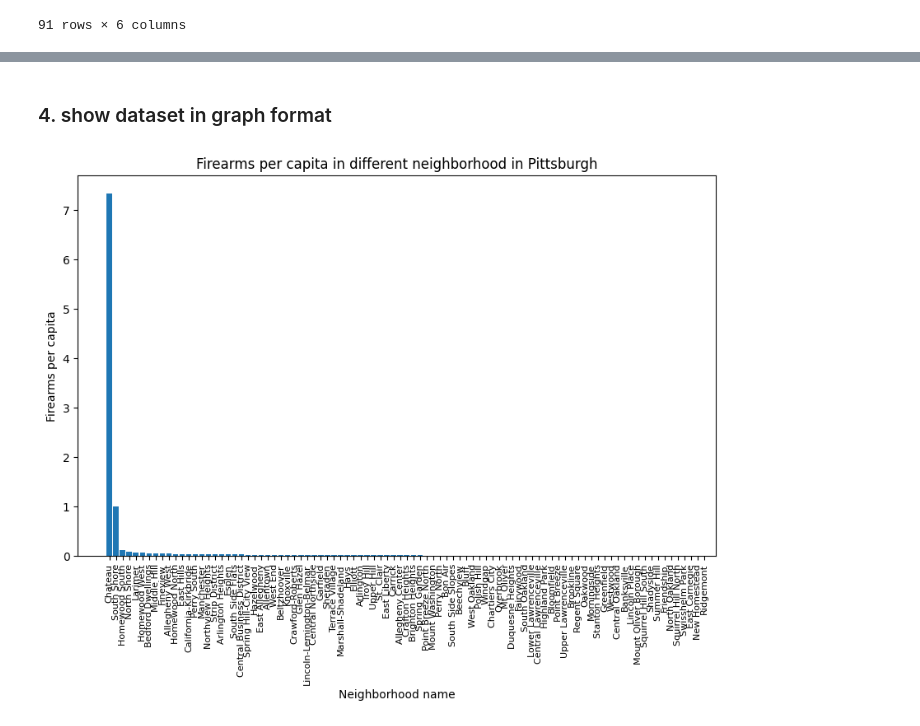
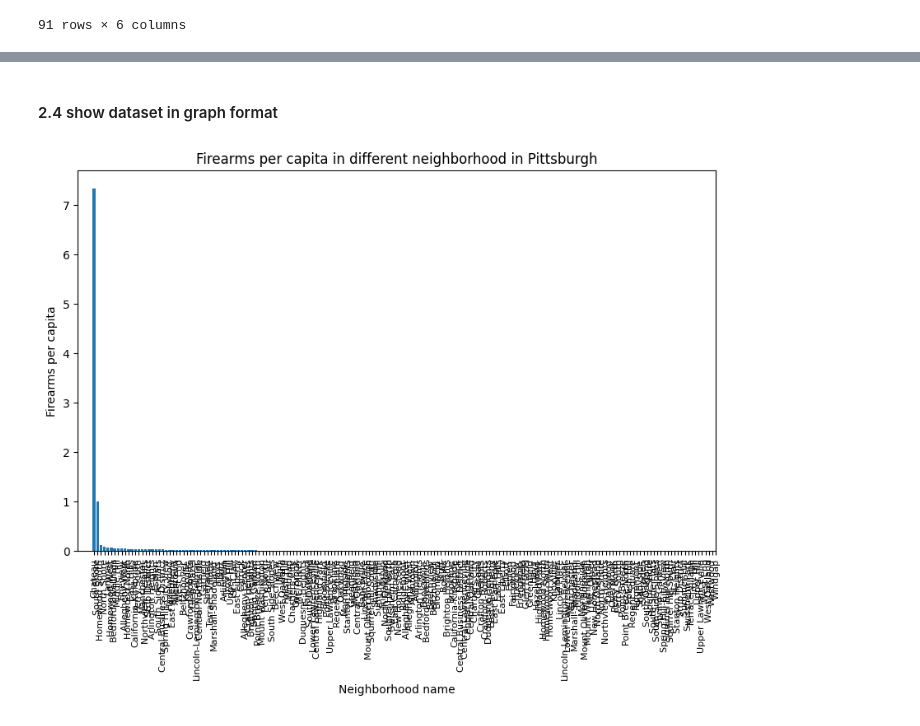
Before and after one commit to HaoliangCheng/CGL, a Jupyter notebook: Final.ipynb, the cells around one changed output, grey strips where cells are left out. Cells and saved outputs as stored; diff of their text form; code cells hidden in the pictures.

```diff
--- a/Final.ipynb
+++ b/Final.ipynb
@@ -17,4 +22,5 @@ import matplotlib.pyplot as plt
 # %%
 df_population= pd.read_csv("https://data.wprdc.org/dataset/5b18c198-474c-4723-b735-cc5220ad43cc/resource/82f29015-6905-4b1c-8300-afe9bb2231b3/download/total-population.csv")
 df_firearms = pd.read_csv("https://data.wprdc.org/datastore/dump/e967381d-d7e9-48e3-a2a2-39262f7fa5c4")
+df_hospital= pd.read_csv("https://data.wprdc.org/dataset/52f87f59-02ed-4f74-9ab9-2c6b9542234d/resource/a11c31cf-a116-4076-8475-c4f185358c2d/download/data-primary-care-access-facilities.csv")
 # %% [markdown]
@@ -22,3 +28,13 @@ df_firearms = pd.read_csv("https://data.wprdc.org/datastore/dump/e967381d-d7e9-4
 # %%
 neighborhood_counts = df_firearms['neighborhood'].value_counts()
 df_firearm = pd.DataFrame({'Neighborhood':neighborhood_counts.index,'Firearms_count':neighborhood_counts.values})
+# %%
+for index, row in df_hospital.iterrows():
+  df_hospital.loc[index,'neighborhood']=fpsnippets.geo_to_neighborhood(row['Latitude'],row['Longitude'])
+
+neighborhood_hpcounts = df_hospital['neighborhood'].value_counts()
+df_hospital_count= pd.DataFrame({'Neighborhood':neighborhood_hpcounts.index,'Hospital_count':neighborhood_hpcounts.values})
+df_averagehospital=pd.merge(df_population, df_hospital_count,on='Neighborhood',how='outer')
+df_averagehospital['AverageHospital'] =  df_averagehospital['Hospital_count']/df_averagehospital['Estimate; Total']
+df_averagehospital_sorted = df_averagehospital.sort_values(['AverageHospital'], ascending=False)
+df_averagehospital_sorted
@@ -41,3 +71,7 @@ df_averagefirearms_sorted
 | 55 | New Homestead | 56 | 973.0 | 105.000000 | NaN | NaN |
 | 67 | Ridgemont | 68 | 314.0 | 109.000000 | NaN | NaN |
 91 rows × 6 columns
+# %%
+df_total=df_averagefirearms+df_averagehospital
+df_total=pd.concat([df_averagefirearms,df_averagehospital], join='inner')
+df_total
@@ -44,13 +92,14 @@ df_averagefirearms_sorted
 # %% [markdown]
-### 4.  show dataset in graph format
+#### 2.4  show dataset in graph format
 # %%
+df_total_firearmSort=df_total.sort_values(['AverageFirearms'], ascending=False)
 fig = plt.figure(figsize=(10, 6))
-plt.bar(range(len(df_averagefirearms_sorted['Neighborhood'])),df_averagefirearms_sorted['AverageFirearms'], align = 'center')
-plt.xticks(range(len(df_averagefirearms_sorted['Neighborhood'])), df_averagefirearms_sorted['Neighborhood'],\
+plt.bar(range(len(df_total_firearmSort['Neighborhood'])),df_total_firearmSort['AverageFirearms'], align = 'center')
+plt.xticks(range(len(df_total_firearmSort['Neighborhood'])), df_total_firearmSort['Neighborhood'],\
                rotation = 90, fontsize = 8)
 plt.xlabel('Neighborhood name')
 plt.ylabel('Firearms per capita')
 plt.title('Firearms per capita in different neighborhood in Pittsburgh')
 plt.show()
 # %% [output]
-[figure, old version]
+[figure, new version]
```
Also changed, not shown: parts of 14 cells of this notebook.
